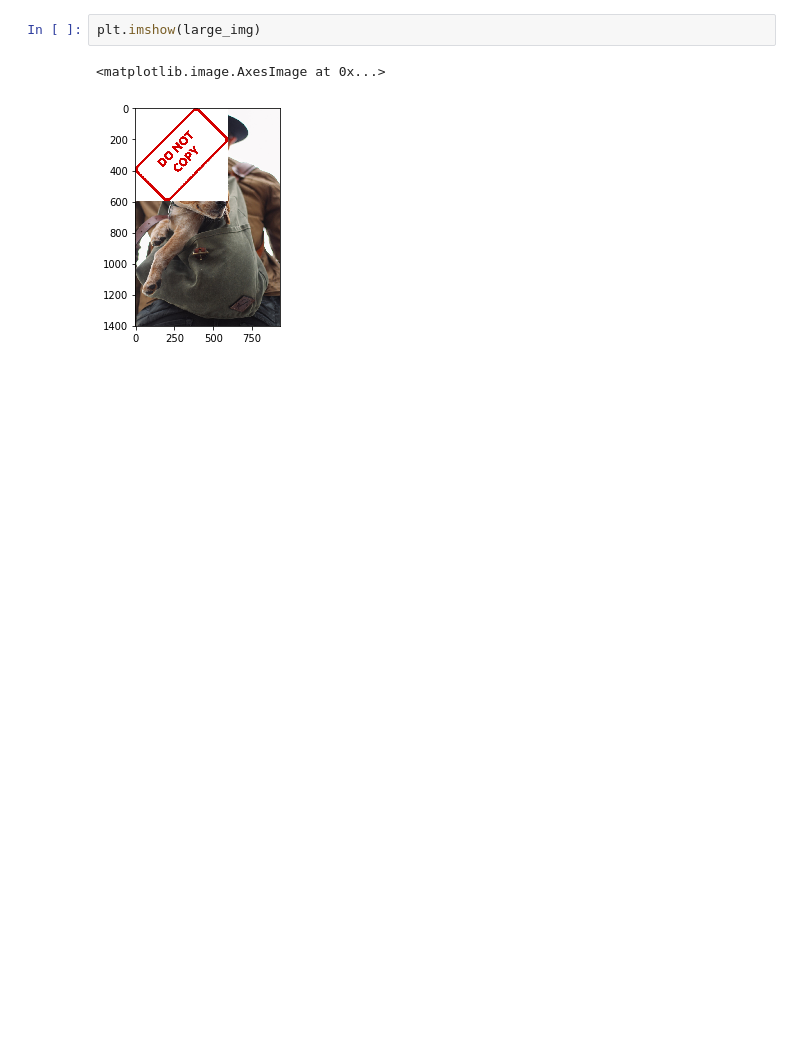
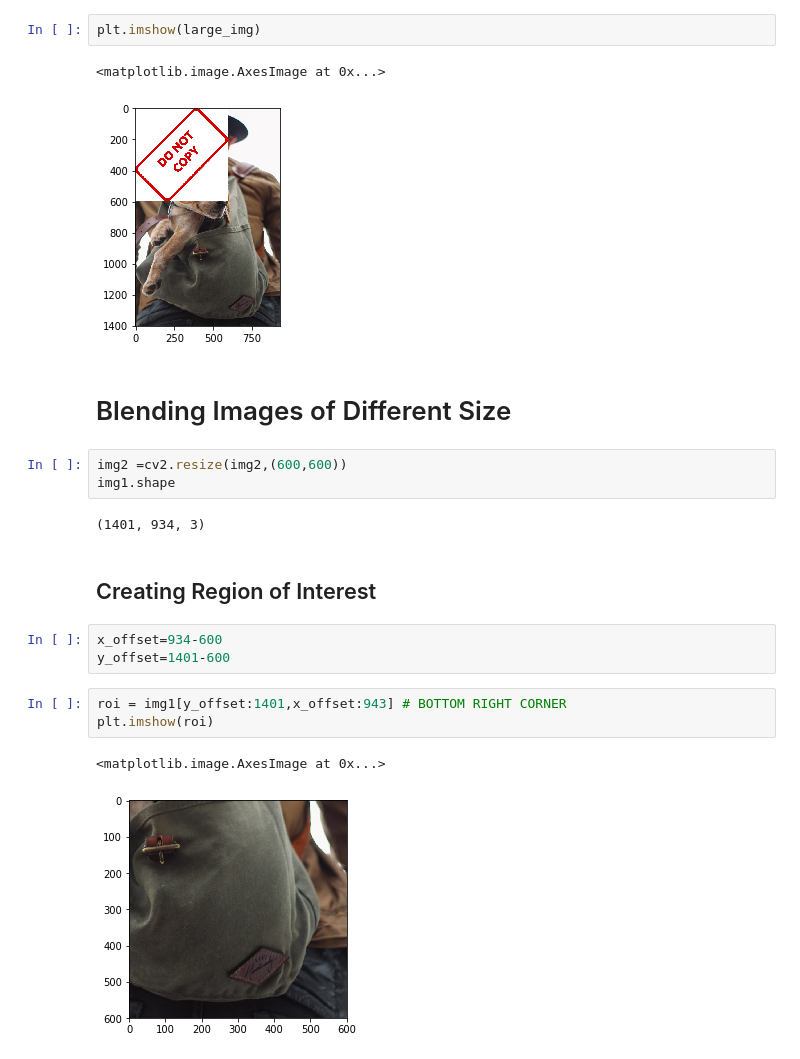
Before and after one commit to Ritvik19/Computer-Vision, a Jupyter notebook: 03b Blending Images.ipynb, the cells around one changed output. Drawn from its saved outputs; the diff is of its cells as text; blank space fills up the shorter version.

Commit message:
Blending Images

```diff
--- a/03b Blending Images.ipynb
+++ b/03b Blending Images.ipynb
@@ -52,3 +53,21 @@ plt.imshow(large_img)
 # %% [output]
 <matplotlib.image.AxesImage at 0x...>
 [figure]
+# %% [markdown]
+# Blending Images of Different Size
+# %%
+img2 =cv2.resize(img2,(600,600))
+img1.shape
+# %% [output]
+(1401, 934, 3)
+# %% [markdown]
+## Creating Region of Interest
+# %%
+x_offset=934-600
+y_offset=1401-600
+# %%
+roi = img1[y_offset:1401,x_offset:943] # BOTTOM RIGHT CORNER
+plt.imshow(roi)
+# %% [output]
+<matplotlib.image.AxesImage at 0x...>
+[figure, added]
```
Also changed, not shown: parts of 12 cells of this notebook.
